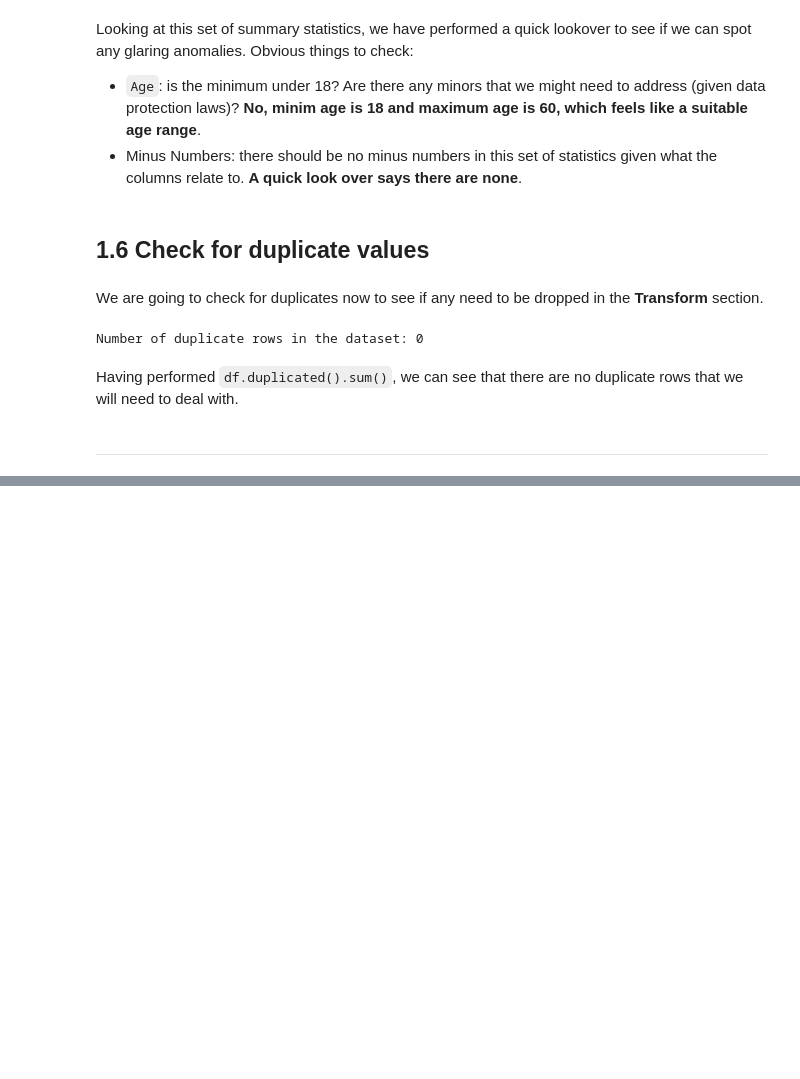
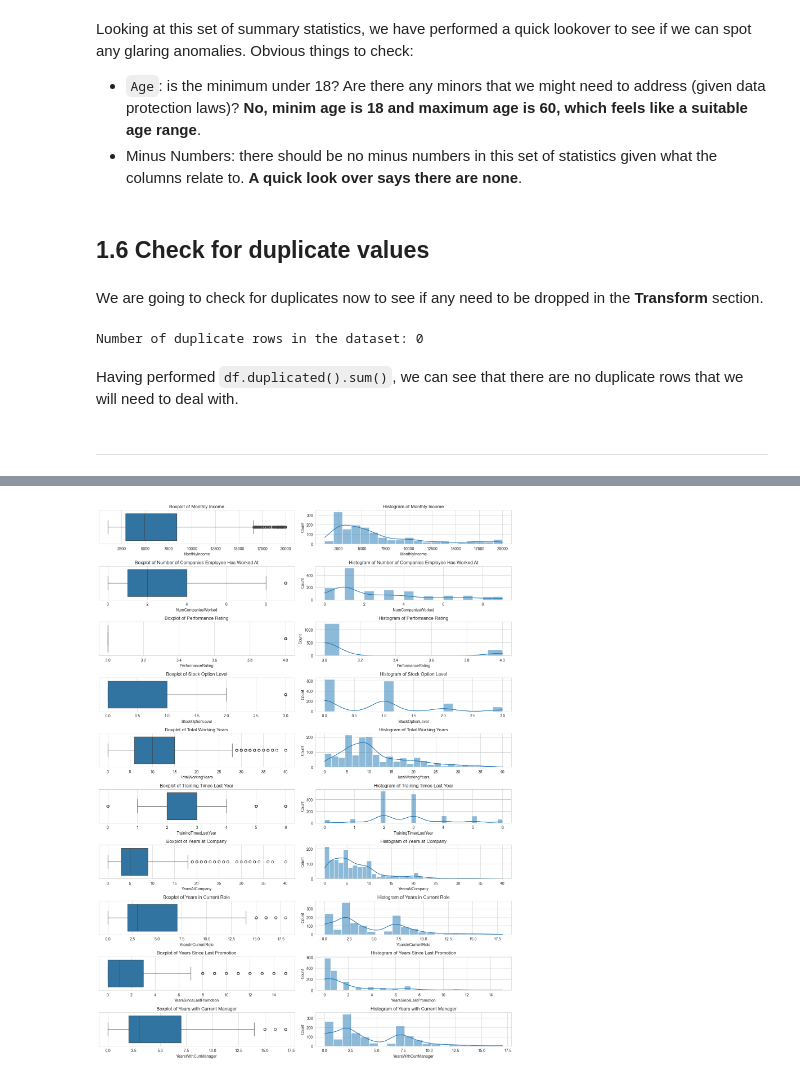
Before and after one commit to Dharmisthaben-15/Hackathon_2026_Group_1, a Jupyter notebook: jupyter_notebooks/ETL.ipynb, the cells around one changed output, grey strips where cells are left out. Saved outputs shown, nothing was run; the diff lists cells and outputs as text; code cells hidden in the pictures; blank space fills up the shorter version.

Commit message:
Feature #6, Subissues #21, #22, #23: Transform the dataset with categorical column cleaning and handling outliers

```diff
--- a/jupyter_notebooks/ETL.ipynb
+++ b/jupyter_notebooks/ETL.ipynb
@@ -226,0 +248,8 @@ Having performed `df.duplicated().sum()`, we can see that there are no duplicate
+# %%
+# Loop through each categorical column and print the unique values in that column
+for column in categorical_columns:
+    print("="*50)
+    print(f"Column Name: {column}")
+    print("="*50)
+    print(f"Number of Unique Values: {df_etl[column].nunique()}\n")
+    print(f"Unique Values: {df_etl[column].value_counts()}\n")
@@ -226,0 +278,12 @@ Having performed `df.duplicated().sum()`, we can see that there are no duplicate
+# %%
+# Remove whitespace from the values in the columns using .strip()
+for column in categorical_columns:
+    df_etl[column] = df_etl[column].str.strip()
+
+# Check this has worked by printing the unique values for each categorical column again
+for column in categorical_columns:
+    print("="*50)
+    print(f"Column Name: {column}")
+    print("="*50)
+    print(f"Number of Unique Values: {df_etl[column].nunique()}\n")
+    print(f"Unique Values: {df_etl[column].value_counts()}\n")
@@ -226,0 +374,76 @@ Having performed `df.duplicated().sum()`, we can see that there are no duplicate
+# %%
+fig, axes = plt.subplots(nrows=10, ncols=2, figsize=(15, 20), tight_layout=True)
+
+# Assess the outliers in MonthlyIncome column using a boxplot and histogram
+sns.boxplot(x=df_etl["MonthlyIncome"], ax=axes[0,0])
+axes[0,0].set_title("Boxplot of Monthly Income")
+
+sns.histplot(df_etl["MonthlyIncome"], kde=True, ax=axes[0,1])
+axes[0,1].set_title("Histogram of Monthly Income")
+
+# Assess the outliers in NumCompaniesWorked column using a boxplot and histogram
+sns.boxplot(x=df_etl["NumCompaniesWorked"], ax=axes[1,0])
+axes[1,0].set_title("Boxplot of Number of Companies Employee Has Worked At")
+
+sns.histplot(df_etl["NumCompaniesWorked"], kde=True, ax=axes[1,1])
+axes[1,1].set_title("Histogram of Number of Companies Employee Has Worked At")
+
+# Assess the outliers in PerformanceRating column using a boxplot and histogram
+sns.boxplot(x=df_etl["PerformanceRating"], ax=axes[2,0])
+axes[2,0].set_title("Boxplot of Performance Rating")
+
+sns.histplot(df_etl["PerformanceRating"], kde=True, ax=axes[2,1])
+axes[2,1].set_title("Histogram of Performance Rating")
+
+# Assess the outliers in StockOptionLevel column using a boxplot and histogram
+sns.boxplot(x=df_etl["StockOptionLevel"], ax=axes[3,0])
+axes[3,0].set_title("Boxplot of Stock Option Level")
+
+sns.histplot(df_etl["StockOptionLevel"], kde=True, ax=axes[3,1])
+axes[3,1].set_title("Histogram of Stock Option Level")
+
+# Assess the outliers in TotalWorkingYears column using a boxplot and histogram
+sns.boxplot(x=df_etl["TotalWorkingYears"], ax=axes[4,0])
+axes[4,0].set_title("Boxplot of Total Working Years")
+
+sns.histplot(df_etl["TotalWorkingYears"], kde=True, ax=axes[4,1])
+axes[4,1].set_title("Histogram of Total Working Years")
+
+# Assess the outliers in TrainingTimesLastYear column using a boxplot and histogram
+sns.boxplot(x=df_etl["TrainingTimesLastYear"], ax=axes[5,0])
+axes[5,0].set_title("Boxplot of Training Times Last Year")
+
+sns.histplot(df_etl["TrainingTimesLastYear"], kde=True, ax=axes[5,1])
+axes[5,1].set_title("Histogram of Training Times Last Year")
+
+# Assess the outliers in YearsAtCompany column using a boxplot and histogram
+sns.boxplot(x=df_etl["YearsAtCompany"], ax=axes[6,0])
+axes[6,0].set_title("Boxplot of Years at Company")
+
+sns.histplot(df_etl["YearsAtCompany"], kde=True, ax=axes[6,1])
+axes[6,1].set_title("Histogram of Years at Company")
+
+# Assess the outliers in YearsInCurrentRole column using a boxplot and histogram
+sns.boxplot(x=df_etl["YearsInCurrentRole"], ax=axes[7,0])
+axes[7,0].set_title("Boxplot of Years in Current Role")
+
+sns.histplot(df_etl["YearsInCurrentRole"], kde=True, ax=axes[7,1])
+axes[7,1].set_title("Histogram of Years in Current Role")
+
+# Assess the outliers in YearsSinceLastPromotion column using a boxplot and histogram
+sns.boxplot(x=df_etl["YearsSinceLastPromotion"], ax=axes[8,0])
+axes[8,0].set_title("Boxplot of Years Since Last Promotion")
+
+sns.histplot(df_etl["YearsSinceLastPromotion"], kde=True, ax=axes[8,1])
+axes[8,1].set_title("Histogram of Years Since Last Promotion")
+
+# Assess the outliers in YearsWithCurrManager column using a boxplot and histogram
+sns.boxplot(x=df_etl["YearsWithCurrManager"], ax=axes[9,0])
+axes[9,0].set_title("Boxplot of Years with Current Manager")
+
+sns.histplot(df_etl["YearsWithCurrManager"], kde=True, ax=axes[9,1])
+axes[9,1].set_title("Histogram of Years with Current Manager")
+
+plt.show()
+# %% [output]
+[figure, added]
```
Also changed, not shown: parts of 27 cells of this notebook.
